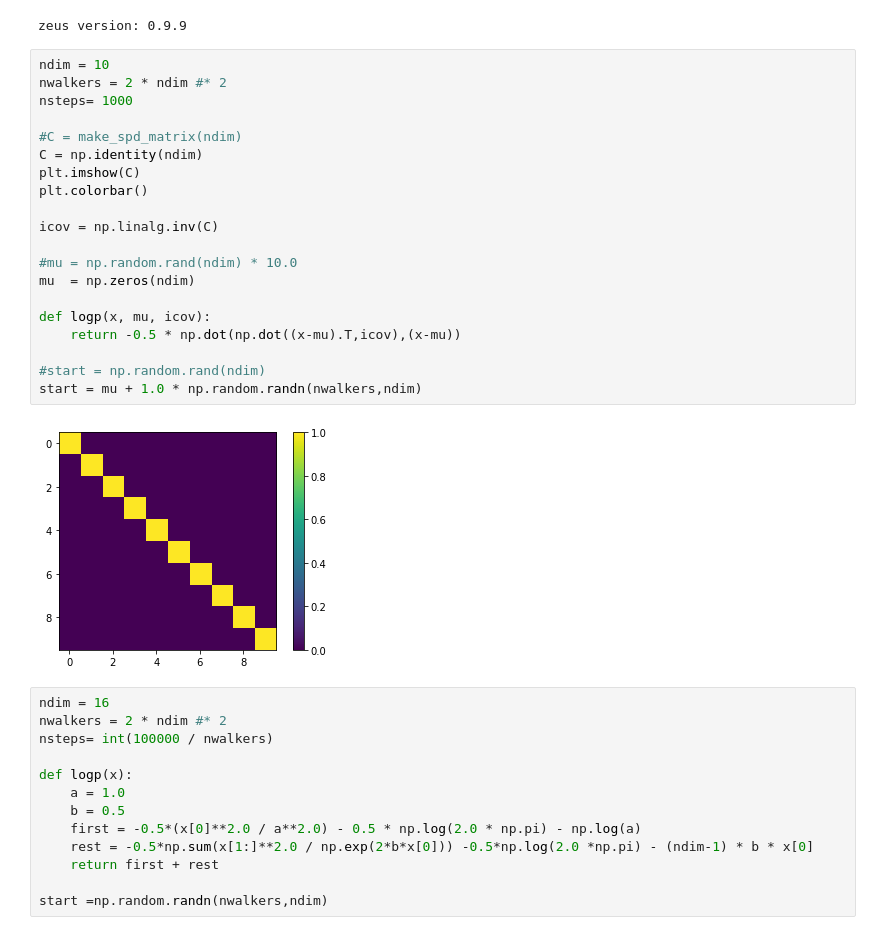
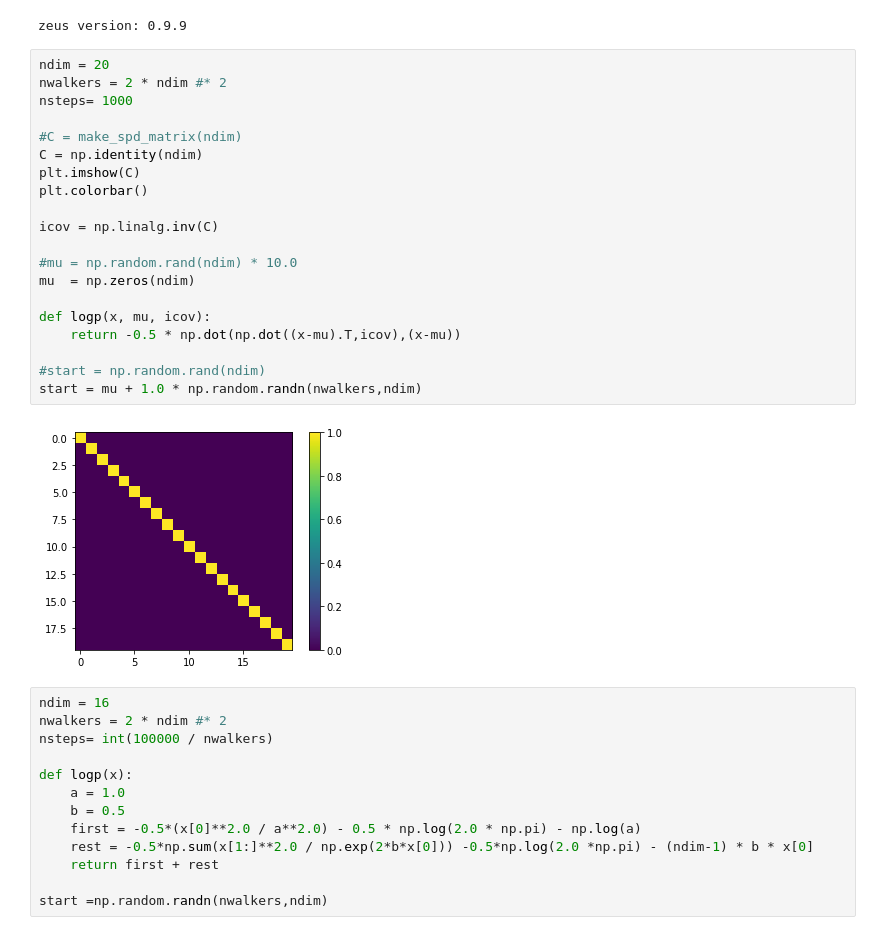
Before and after one commit to minaskar/zeus, a Jupyter notebook: examples/normal_distribution.ipynb, the cells around one changed output. Drawn from its saved outputs; the diff is of its cells as text.

```diff
--- a/examples/normal_distribution.ipynb
+++ b/examples/normal_distribution.ipynb
@@ -9,27 +9,27 @@ print('zeus version:', zeus.__version__)
 # %% [output]
 zeus version: 0.9.9
 # %%
-ndim = 10
+ndim = 20
 nwalkers = 2 * ndim #* 2
 nsteps= 1000
 
 #C = make_spd_matrix(ndim)
 C = np.identity(ndim)
 plt.imshow(C)
 plt.colorbar()
 
 icov = np.linalg.inv(C)
 
 #mu = np.random.rand(ndim) * 10.0
 mu  = np.zeros(ndim)
 
 def logp(x, mu, icov):
     return -0.5 * np.dot(np.dot((x-mu).T,icov),(x-mu))
 
 #start = np.random.rand(ndim)
 start = mu + 1.0 * np.random.randn(nwalkers,ndim)
 # %% [output]
-[figure, old version]
+[figure, new version]
 # %%
 ndim = 16
 nwalkers = 2 * ndim #* 2
```
Also changed, not shown: parts of 10 cells of this notebook, 1 other file.
